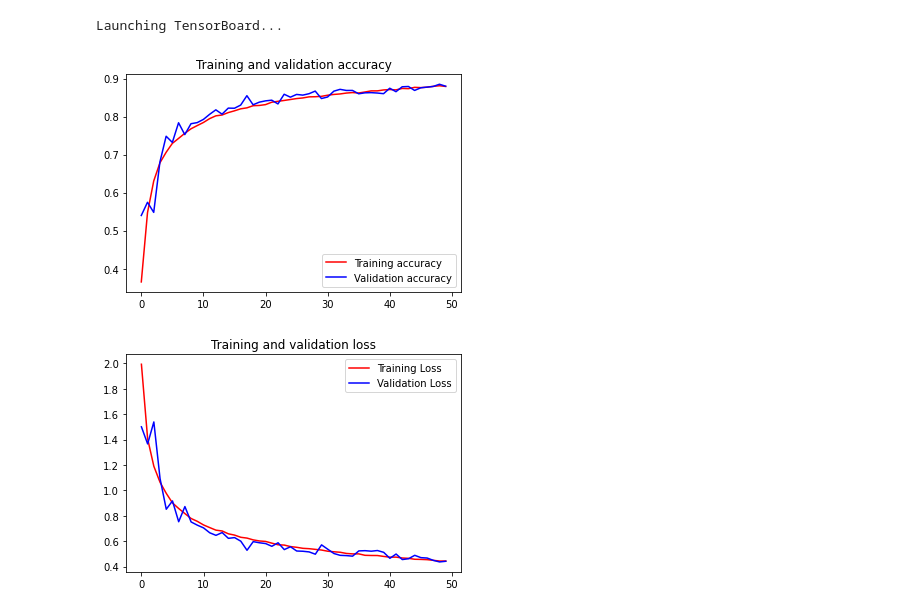
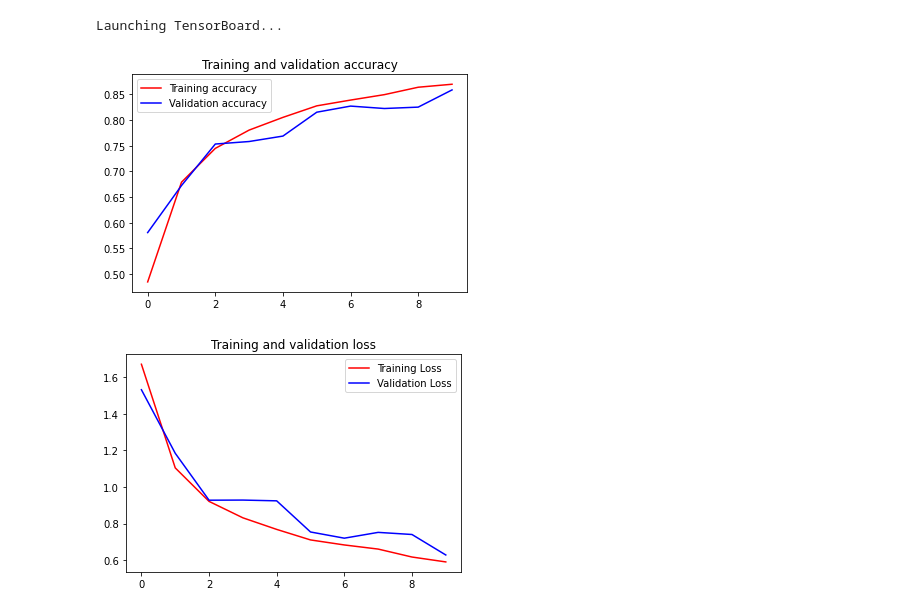
Before and after one commit to Ritacheta/Cifar-10-Project, a Jupyter notebook: CIFAR_10_project.ipynb, the cells around one changed output. Saved outputs shown, nothing was run; the diff lists cells and outputs as text; code cells hidden in the pictures.

```diff
--- a/CIFAR_10_project.ipynb
+++ b/CIFAR_10_project.ipynb
@@ -63,33 +63,33 @@ model =Sequential([
                    BatchNormalization(),
                    Conv2D(32, (3,3), activation='relu', padding='same'),
                    BatchNormalization(),
-                   MaxPooling2D((2,2)),
-                   Dropout(0.25),
                    Conv2D(64, (3,3), activation='relu', padding='same'),
                    BatchNormalization(),
                    Conv2D(64, (3,3), activation='relu', padding='same'),
                    BatchNormalization(),
                    MaxPooling2D((2,2)),
-                   Dropout(0.3),
                    Conv2D(128, (3,3), activation='relu', padding='same'),
                    BatchNormalization(),
                    Conv2D(128, (3,3), activation='relu', padding='same'),
                    BatchNormalization(),
                    MaxPooling2D((2,2)),
-                   Dropout(0.4),
+                   Conv2D(256, (3,3), activation='relu', padding='same'),
+                   BatchNormalization(),
+                   Conv2D(256, (3,3), activation='relu', padding='same'),
+                   BatchNormalization(),
+                   MaxPooling2D((2,2)),
                    Conv2D(512, (3,3), activation='relu', padding='same'),
                    BatchNormalization(),
                    Conv2D(512, (3,3), activation='relu', padding='same'),
                    BatchNormalization(),
                    MaxPooling2D((2,2)),
-                   Dropout(0.5),
                    Flatten(),
-                   Dense(512, activation='relu'),
+                   Dense(512, activation='relu', kernel_regularizer=l2(1e-4)),
                    BatchNormalization(),
-                   Dropout(0.4),
-                   Dense(512, activation='relu'),
+                   Dropout(0.3),
+                   Dense(512, activation='relu', kernel_regularizer=l2(1e-4)),
                    BatchNormalization(),
-                   Dropout(0.4),
+                   Dropout(0.3),
                    Dense(10, activation='softmax')
 ])
 # %%
@@ -116,13 +116,12 @@ _________________________________________________________________
 Optimizer
 # %%
  opt = tf.keras.optimizers.Adam(
-    learning_rate=0.001, beta_1=0.9, beta_2=0.999, epsilon=1e-07, amsgrad=False,
-     name='Adam'
+    learning_rate=0.001, beta_1=0.9, beta_2=0.999, epsilon=1e-07, amsgrad=False, name='Adam'
  )
 
 model.compile(optimizer=opt,
     loss='categorical_crossentropy',
-    metrics=['accuracy'])
+    metrics=['acc'])
 # %%
 # history = model.fit(train_images, train_labels, epochs=50, batch_size=64, validation_data=(test_images, test_labels))
 log_dir = "logs/fit/" + datetime.datetime.now().strftime("%Y%m%d-%H%M%S")
@@ -158,25 +163,25 @@ Launching TensorBoard...
 # %%
 %matplotlib inline
 import matplotlib.pyplot as plt
-acc = history.history['accuracy']
-val_acc = history.history['val_accuracy']
+acc = history.history['acc']
+val_acc = history.history['val_acc']
 loss = history.history['loss']
 val_loss = history.history['val_loss']
 
 epochs = range(len(acc))
 
 plt.plot(epochs, acc, 'r', label='Training accuracy')
 plt.plot(epochs, val_acc, 'b', label='Validation accuracy')
 plt.title('Training and validation accuracy')
 plt.legend()
 plt.figure()
 
 plt.plot(epochs, loss, 'r', label='Training Loss')
 plt.plot(epochs, val_loss, 'b', label='Validation Loss')
 plt.title('Training and validation loss')
 plt.legend()
 
 plt.show()
 # %% [output]
-[figure, old version]
+[figure, new version]
-[figure, old version]
+[figure, new version]
```
Also changed, not shown: parts of 5 cells of this notebook.
